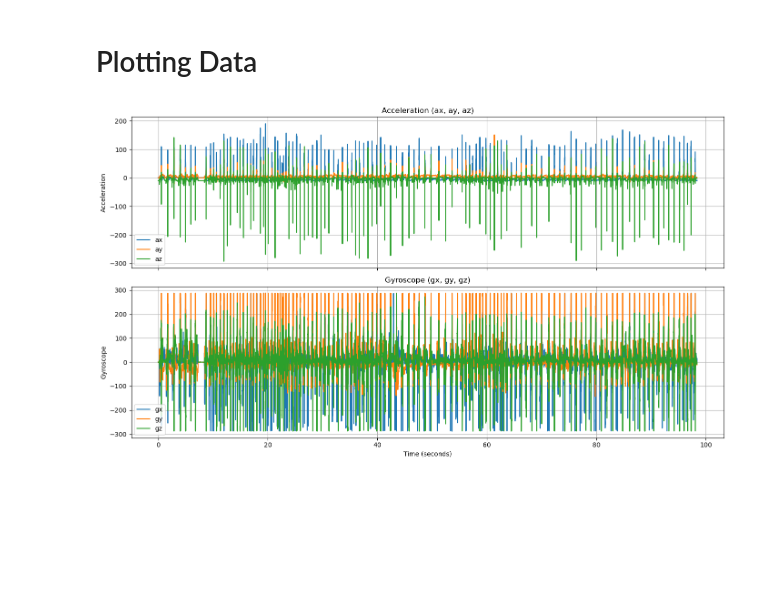
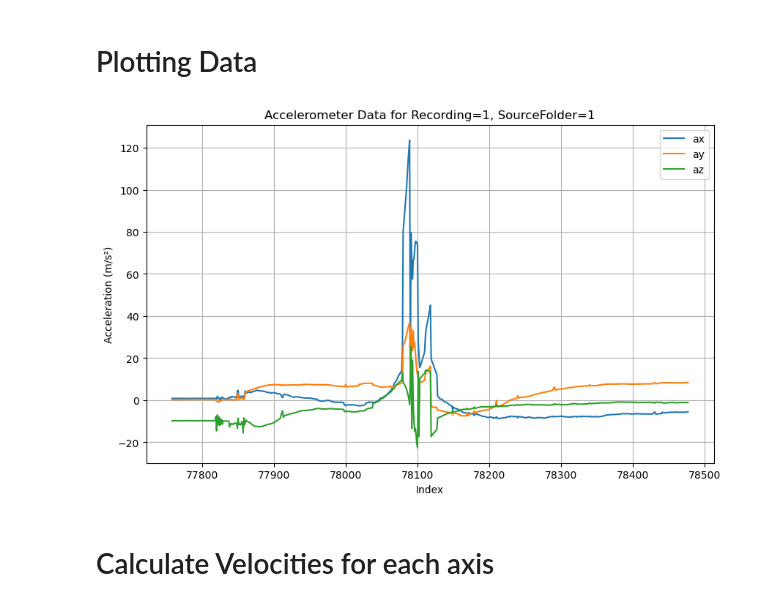
Before and after one commit to talalhabbal/ThesisML, a Jupyter notebook: main.ipynb, the cells around one changed output. Saved outputs shown, nothing was run; the diff lists cells and outputs as text; code cells hidden in the pictures; blank space fills up the shorter version.

```diff
--- a/main.ipynb
+++ b/main.ipynb
@@ -79,37 +79,54 @@ clean_csv('merged_sensor_data.csv')
 # %%
 import pandas as pd
 import matplotlib.pyplot as plt
 
 # Load cleaned data
 df = pd.read_csv('merged_sensor_data_cleaned.csv')
+subset = df[(df["recording"] == 1) & (df["source_folder"] == 6)]
 
 # Convert index to time in seconds
-time_sec = df.index / 1000  # 1000 samples = 1 second
+time_sec = df.index / 208  # 1000 samples = 1 second
 
 # Columns for acceleration and gyroscope
 accel_cols = ['ax', 'ay', 'az']
 gyro_cols = ['gx', 'gy', 'gz']
 
-fig, (ax1, ax2) = plt.subplots(2, 1, figsize=(14, 8), sharex=True)
+# fig, (ax1, ax2) = plt.subplots(2, 1, figsize=(14, 8), sharex=True)
 
-# Plot acceleration data
-for col in accel_cols:
-    ax1.plot(time_sec, df[col], label=col)
-ax1.set_ylabel('Acceleration')
-ax1.set_title('Acceleration (ax, ay, az)')
-ax1.legend()
-ax1.grid(True)
+# # Plot acceleration data
+# for col in accel_cols:
+#     ax1.plot(time_sec, df[col], label=col)
+# ax1.set_ylabel('Acceleration')
+# ax1.set_title('Acceleration (ax, ay, az)')
+# ax1.legend()
+# ax1.grid(True)
 
-# Plot gyroscope data
-for col in gyro_cols:
-    ax2.plot(time_sec, df[col], label=col)
-ax2.set_ylabel('Gyroscope')
-ax2.set_xlabel('Time (seconds)')
-ax2.set_title('Gyroscope (gx, gy, gz)')
-ax2.legend()
-ax2.grid(True)
+# # Plot gyroscope data
+# for col in gyro_cols:
+#     ax2.plot(time_sec, df[col], label=col)
+# ax2.set_ylabel('Gyroscope')
+# ax2.set_xlabel('Time (seconds)')
+# ax2.set_title('Gyroscope (gx, gy, gz)')
+# ax2.legend()
+# ax2.grid(True)
 
-plt.tight_layout()
+# plt.tight_layout()
+# plt.show()
+
+# subset is your filtered DataFrame
+plt.figure(figsize=(10, 6))
+
+plt.plot(subset.index, subset["ax"], label="ax")
+plt.plot(subset.index, subset["ay"], label="ay")
+plt.plot(subset.index, subset["az"], label="az")
+
+plt.xlabel("Index")
+plt.ylabel("Acceleration (m/s²)")
+plt.title("Accelerometer Data for Recording=1, SourceFolder=1")
+plt.legend()
+plt.grid(True)
 plt.show()
 # %% [output]
-[figure, old version]
+[figure, new version]
+# %% [markdown]
+# Calculate Velocities for each axis
```
Also changed, not shown: parts of 1 cell of this notebook.
